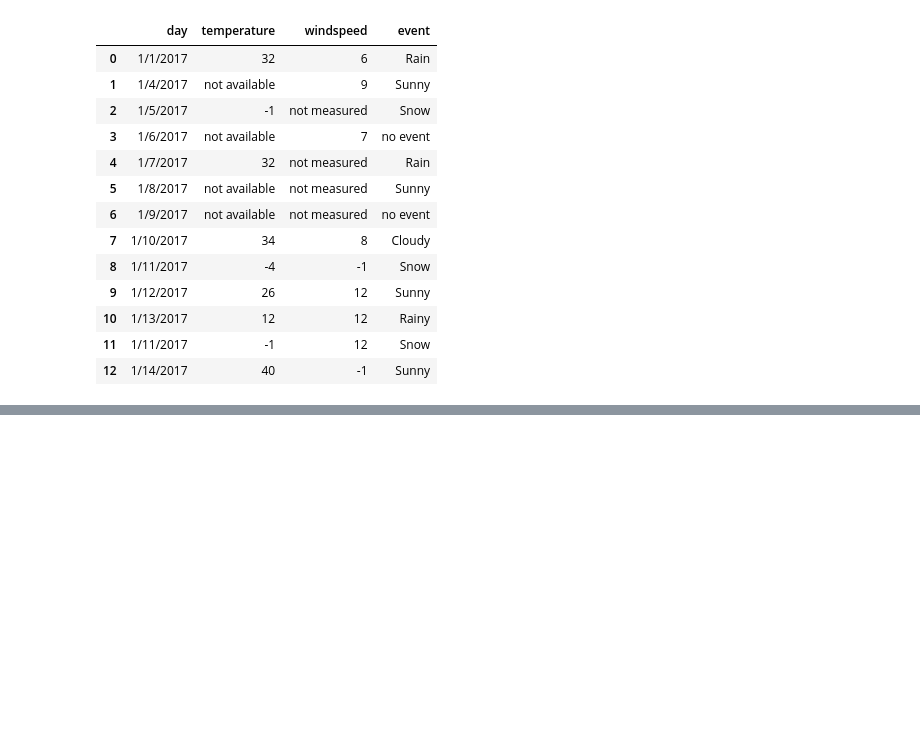
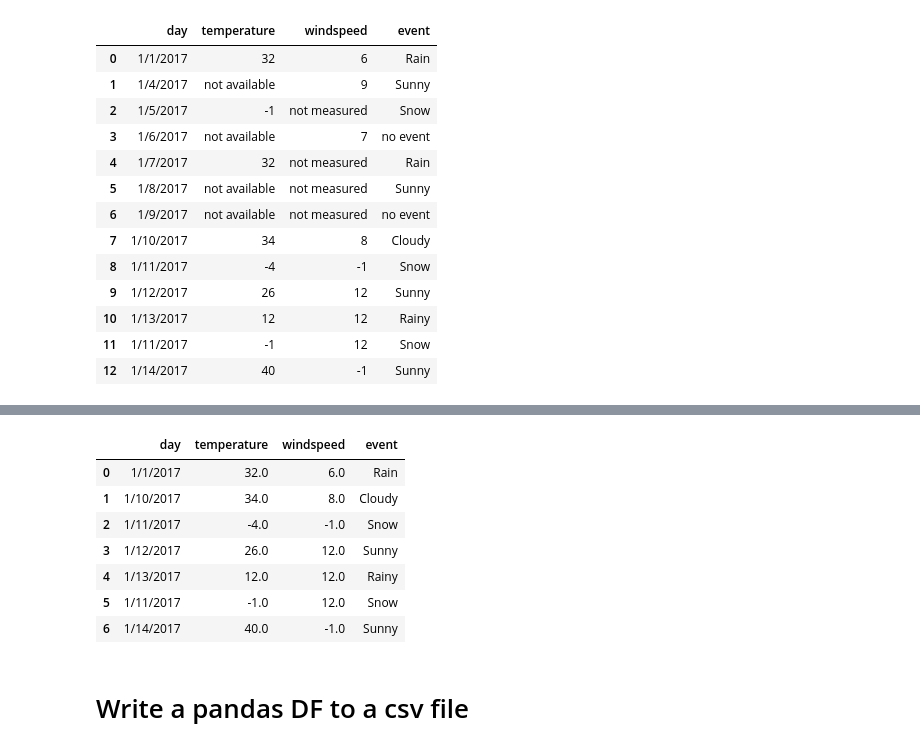
Before and after one commit to rajendra195/data_science_ML_Metro, a Jupyter notebook: week_05/day_04/pandas pasic.ipynb, the cells around one changed output, grey strips where cells are left out. Drawn from its saved outputs; the diff is of its cells as text; code cells hidden in the pictures; blank space fills up the shorter version.

Commit message:
pandas

```diff
--- a/week_05/day_04/pandas pasic.ipynb
+++ b/week_05/day_04/pandas pasic.ipynb
@@ -243,0 +318,15 @@ we
+# %%
+weather_df.dropna(axis=0, inplace=True)
+weather_df.reset_index(inplace=True, drop=True)
+weather_df
+# %% [output]
+|  | day | temperature | windspeed | event |
+| 0 | 1/1/2017 | 32.0 | 6.0 | Rain |
+| 1 | 1/10/2017 | 34.0 | 8.0 | Cloudy |
+| 2 | 1/11/2017 | -4.0 | -1.0 | Snow |
+| 3 | 1/12/2017 | 26.0 | 12.0 | Sunny |
+| 4 | 1/13/2017 | 12.0 | 12.0 | Rainy |
+| 5 | 1/11/2017 | -1.0 | 12.0 | Snow |
+| 6 | 1/14/2017 | 40.0 | -1.0 | Sunny |
+# %% [markdown]
+#  Write a pandas DF to a csv file
```
Also changed, not shown: parts of 13 cells of this notebook, 9 other files.
